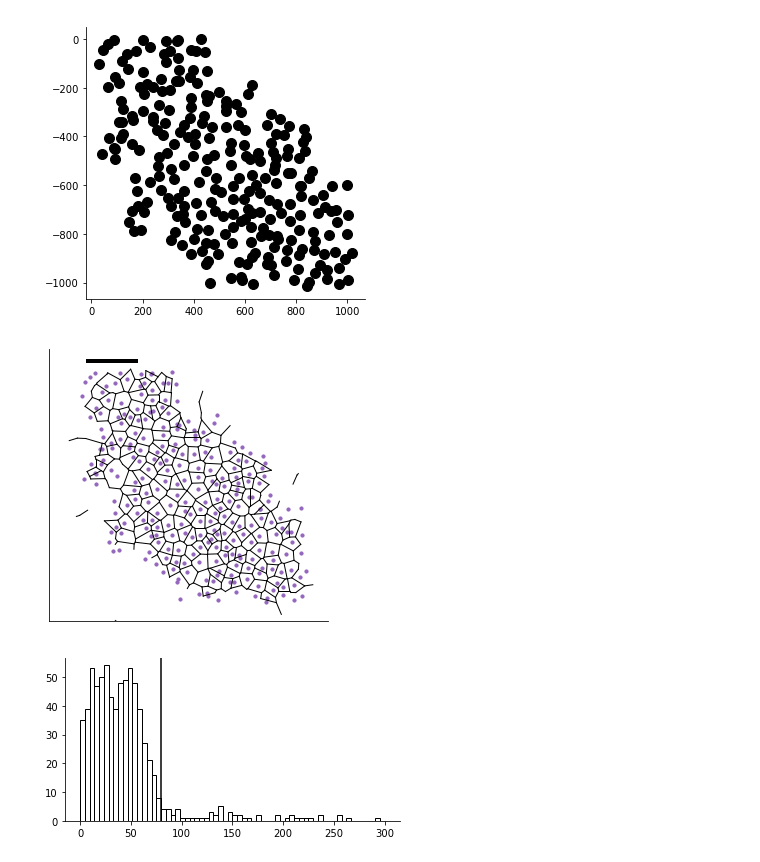
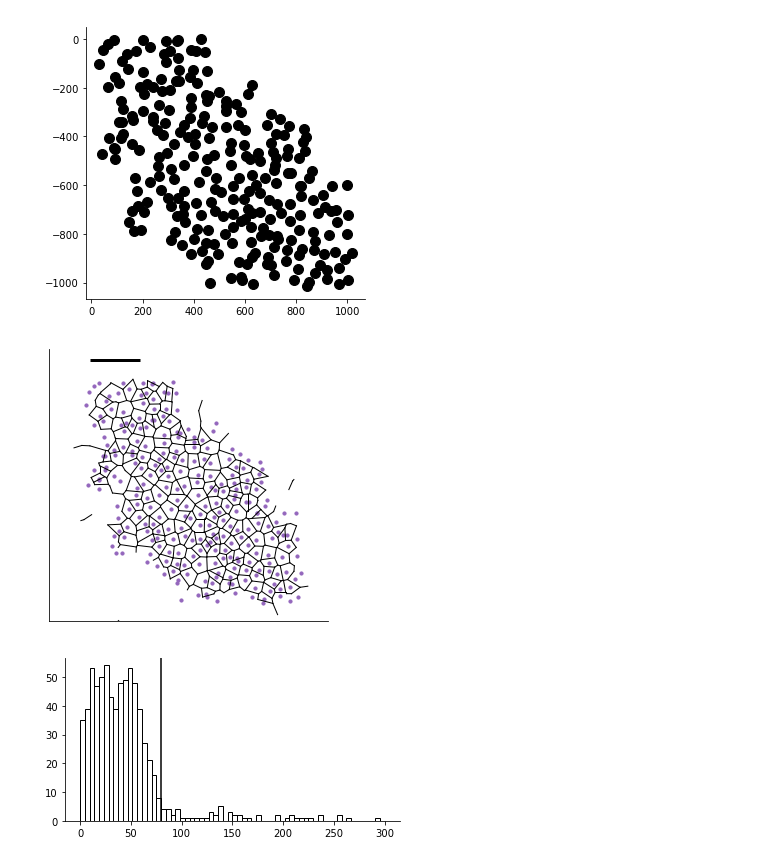
Before and after one commit to Teichlab/SpatialDE, a Jupyter notebook: Analysis/SeqFISH/SeqFISH Results.ipynb, the cells around one changed output. Cells and saved outputs as stored; diff of their text form; code cells hidden in the pictures.

```diff
--- a/Analysis/SeqFISH/SeqFISH Results.ipynb
+++ b/Analysis/SeqFISH/SeqFISH Results.ipynb
@@ -51,32 +54,32 @@ vor = spatial.Voronoi(tmp.values)
 # %%
 figsize(5, 5)
 
 plt.scatter(*vor.points.T, c='tab:purple', marker='.', s=40)
 
 distances = []
 for r in vor.ridge_dict.values():
     xy1 = vor.vertices[r[0]]
     xy2 = vor.vertices[r[1]]
     d = spatial.distance.euclidean(xy1, xy2)
     distances.append(d)
     if d > 80:
         continue
 
     plt.plot([xy1[0], xy2[0]], [xy1[1], xy2[1]], c='k', lw=1)
 
 x0 = 50
-plt.hlines(50, x0, x0 + 229, lw=4);
+plt.hlines(100, x0, x0 + 229, lw=3);
 
 plt.axis('equal');
 
-plt.ylim(-1100, 100);
+plt.ylim(-1100, 150);
 plt.xlim(-100, 1100);
 plt.xticks([])
 plt.yticks([]);
 
 plt.savefig('seqfish-data-43.pdf');
 # %% [output]
-[figure, old version]
+[figure, new version]
 # %%
 figsize(6, 3)
 plt.hist(distances, bins=64, range=[0, 300], fc='none', ec='k');
```
Also changed, not shown: parts of 5 cells of this notebook, 2 other files.
